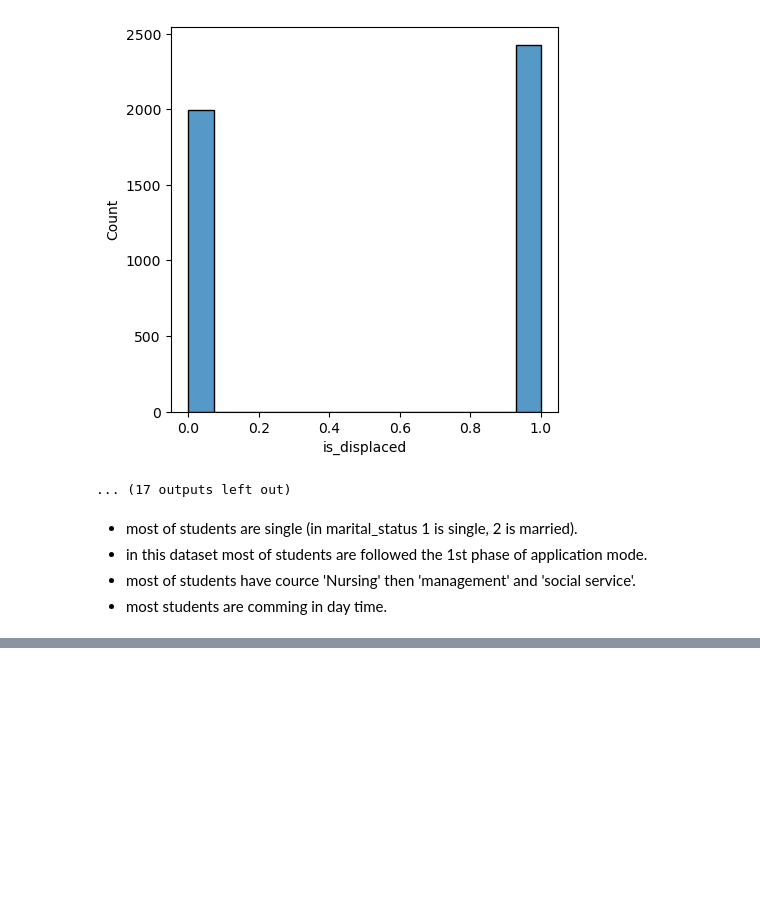
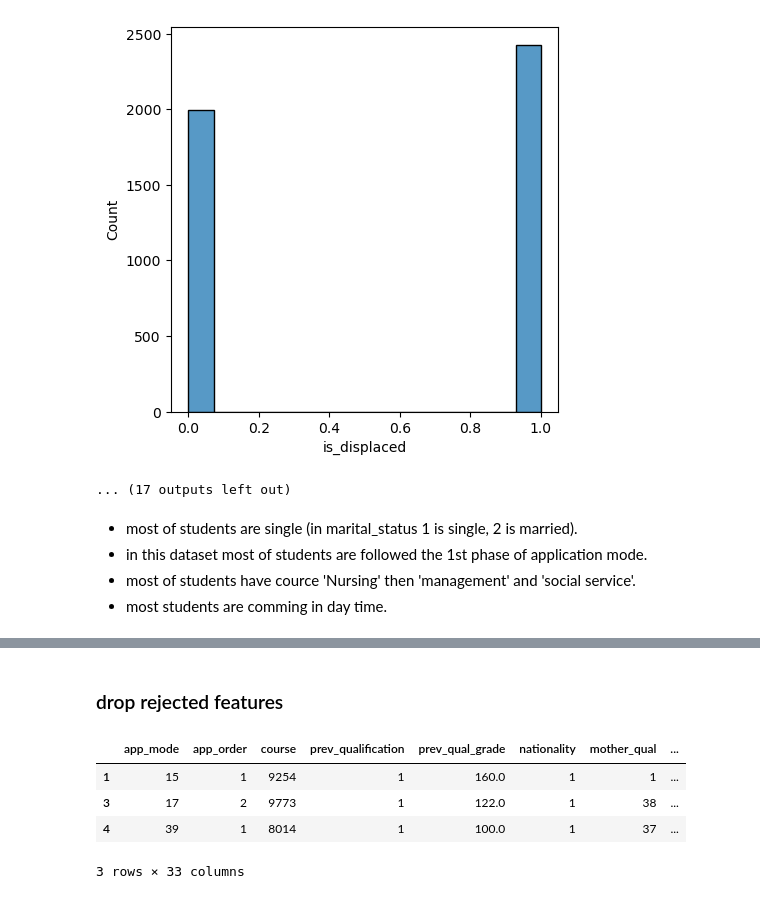
Before and after one commit to sirUnchained/Machine-Learning-and-Data-Analysis, a Jupyter notebook: Predict Students' Dropout and Academic Success/main.ipynb, the cells around one changed output, grey strips where cells are left out. Cells and saved outputs as stored; diff of their text form; code cells hidden in the pictures; blank space fills up the shorter version.

```diff
--- a/Predict Students' Dropout and Academic Success/main.ipynb
+++ b/Predict Students' Dropout and Academic Success/main.ipynb
@@ -427,0 +503,4 @@ for i in df_cat:
+# %%
+p_values = pd.Series(data=p_values, index=x.columns)
+p_values = p_values.sort_values()
+p_values
@@ -427,0 +535,9 @@ for i in df_cat:
+# %%
+accepted_features = []
+significance_level = 0.05
+for i in p_values.index:
+    if p_values[i] >= significance_level:
+        print(i, ': accepted')
+        accepted_features.append(i)
+    else:
+        print(i, ': rejected ')
@@ -427,0 +562,12 @@ for i in df_cat:
+# %% [markdown]
+### drop rejected features
+# %%
+df = df.drop(columns=accepted_features)
+# %%
+df.head(n=3)
+# %% [output]
+|  | app_mode | app_order | course | prev_qualification | prev_qual_grade | nationality | mother_qual | ... |
+| 1 | 15 | 1 | 9254 | 1 | 160.0 | 1 | 1 | ... |
+| 3 | 17 | 2 | 9773 | 1 | 122.0 | 1 | 38 | ... |
+| 4 | 39 | 1 | 8014 | 1 | 100.0 | 1 | 37 | ... |
+3 rows × 33 columns
```
Also changed, not shown: parts of 19 cells of this notebook, 1 other file.
